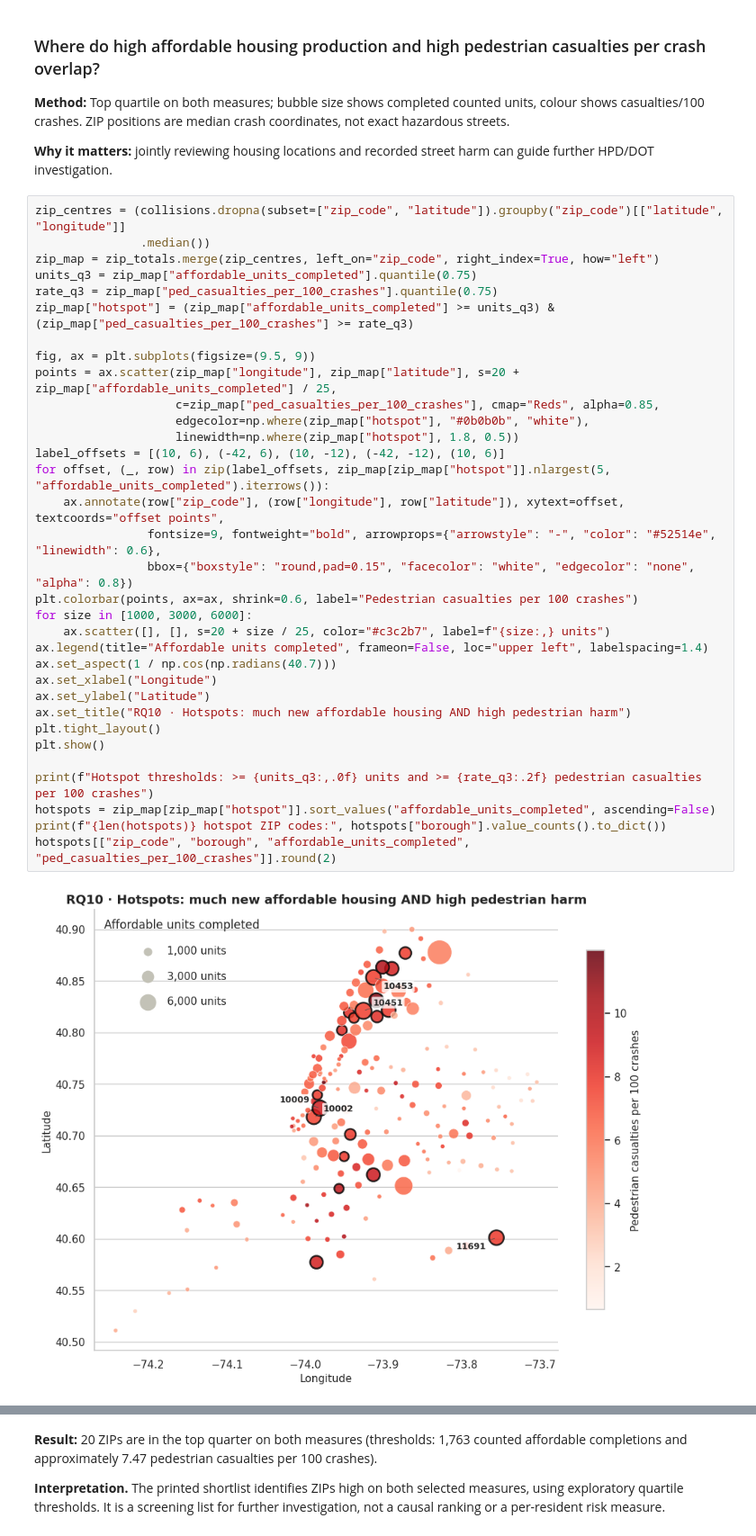
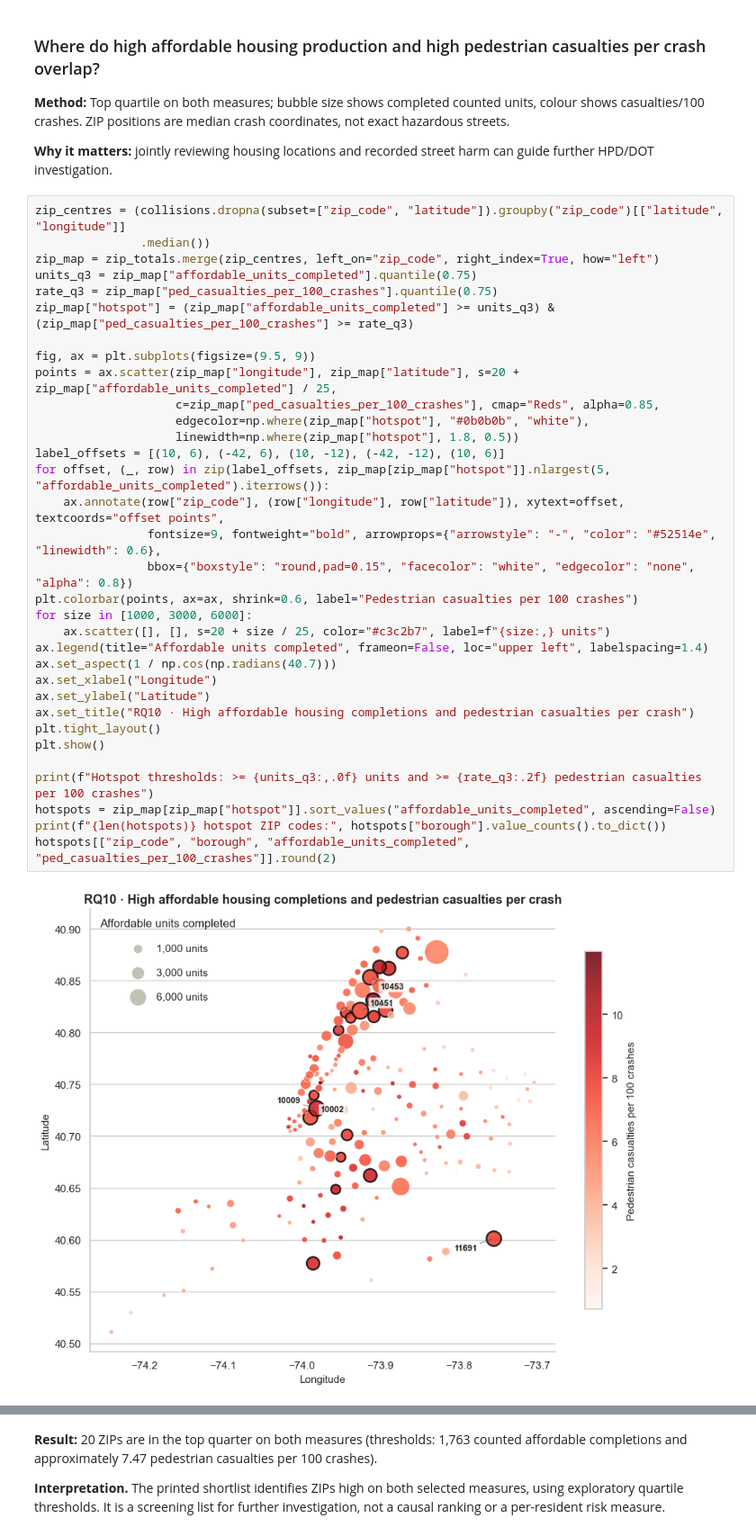
Before and after one commit to Ahmed-Saadallah1/nyc-housing-transport, a Jupyter notebook: notebooks/Milestone1_Housing_Collisions.ipynb, the cells around one changed output, grey strips where cells are left out. Shown at 90% size. Cells and saved outputs as stored; diff of their text form.

```diff
--- a/notebooks/Milestone1_Housing_Collisions.ipynb
+++ b/notebooks/Milestone1_Housing_Collisions.ipynb
@@ -2690,35 +2680,35 @@ zip_centres = (collisions.dropna(subset=["zip_code", "latitude"]).groupby("zip_c
 zip_map = zip_totals.merge(zip_centres, left_on="zip_code", right_index=True, how="left")
 units_q3 = zip_map["affordable_units_completed"].quantile(0.75)
 rate_q3 = zip_map["ped_casualties_per_100_crashes"].quantile(0.75)
 zip_map["hotspot"] = (zip_map["affordable_units_completed"] >= units_q3) & (zip_map["ped_casualties_per_100_crashes"] >= rate_q3)
 
 fig, ax = plt.subplots(figsize=(9.5, 9))
 points = ax.scatter(zip_map["longitude"], zip_map["latitude"], s=20 + zip_map["affordable_units_completed"] / 25,
                     c=zip_map["ped_casualties_per_100_crashes"], cmap="Reds", alpha=0.85,
                     edgecolor=np.where(zip_map["hotspot"], "#0b0b0b", "white"),
                     linewidth=np.where(zip_map["hotspot"], 1.8, 0.5))
 label_offsets = [(10, 6), (-42, 6), (10, -12), (-42, -12), (10, 6)]
 for offset, (_, row) in zip(label_offsets, zip_map[zip_map["hotspot"]].nlargest(5, "affordable_units_completed").iterrows()):
     ax.annotate(row["zip_code"], (row["longitude"], row["latitude"]), xytext=offset, textcoords="offset points",
                 fontsize=9, fontweight="bold", arrowprops={"arrowstyle": "-", "color": "#52514e", "linewidth": 0.6},
                 bbox={"boxstyle": "round,pad=0.15", "facecolor": "white", "edgecolor": "none", "alpha": 0.8})
 plt.colorbar(points, ax=ax, shrink=0.6, label="Pedestrian casualties per 100 crashes")
 for size in [1000, 3000, 6000]:
     ax.scatter([], [], s=20 + size / 25, color="#c3c2b7", label=f"{size:,} units")
 ax.legend(title="Affordable units completed", frameon=False, loc="upper left", labelspacing=1.4)
 ax.set_aspect(1 / np.cos(np.radians(40.7)))
 ax.set_xlabel("Longitude")
 ax.set_ylabel("Latitude")
-ax.set_title("RQ10 · Hotspots: much new affordable housing AND high pedestrian harm")
+ax.set_title("RQ10 · High affordable housing completions and pedestrian casualties per crash")
 plt.tight_layout()
 plt.show()
 
 print(f"Hotspot thresholds: >= {units_q3:,.0f} units and >= {rate_q3:.2f} pedestrian casualties per 100 crashes")
 hotspots = zip_map[zip_map["hotspot"]].sort_values("affordable_units_completed", ascending=False)
 print(f"{len(hotspots)} hotspot ZIP codes:", hotspots["borough"].value_counts().to_dict())
 hotspots[["zip_code", "borough", "affordable_units_completed", "ped_casualties_per_100_crashes"]].round(2)
 # %% [output]
-[figure, old version]
+[figure, new version]
 Hotspot thresholds: >= 1,763 units and >= 7.47 pedestrian casualties per 100 crashes
 20 hotspot ZIP codes: {'Bronx': 8, 'Manhattan': 6, 'Brooklyn': 5, 'Queens': 1}
 |  | zip_code | borough | affordable_units_completed | ped_casualties_per_100_crashes |
```
Also changed, not shown: parts of 39 cells of this notebook, 5 other files.
